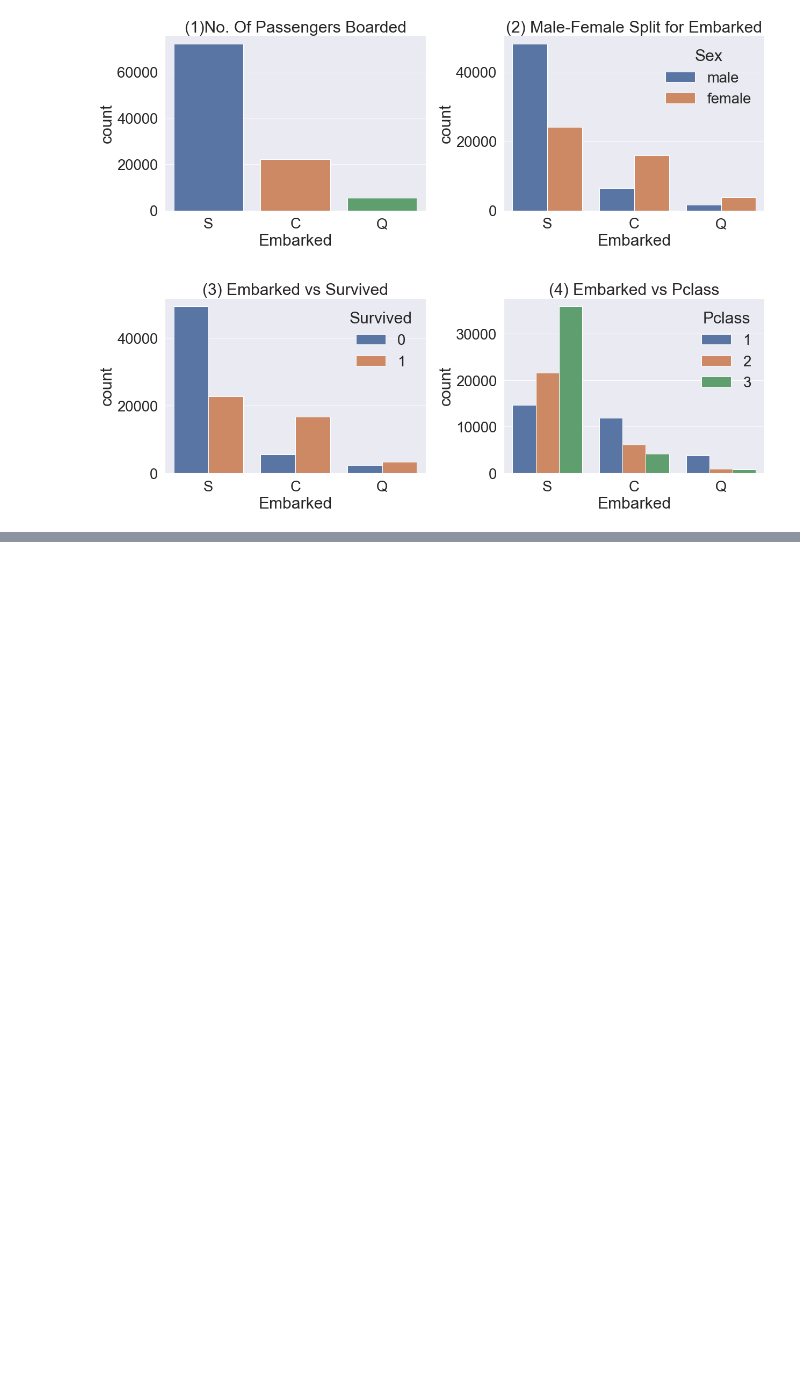
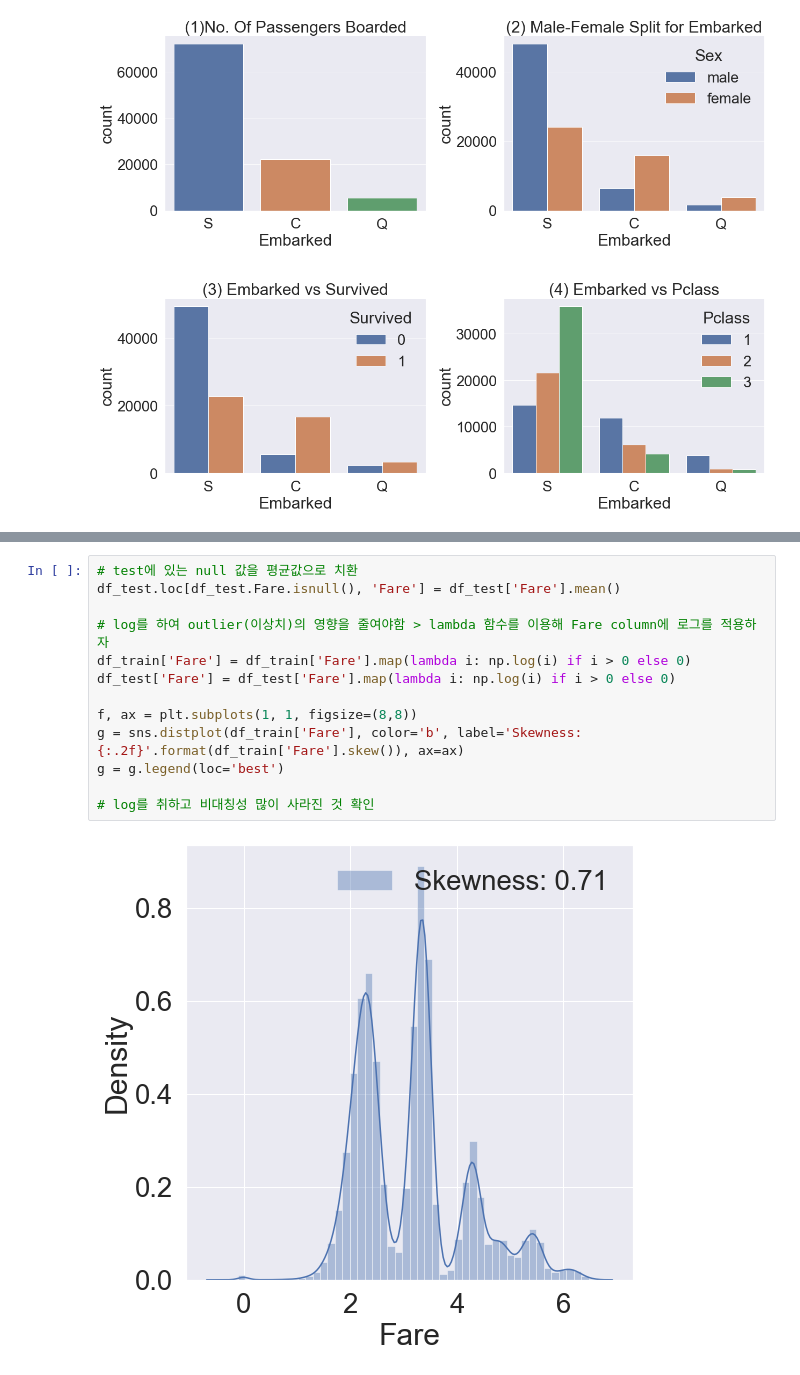
Before and after one commit to YoungriKIM/kaggle, a Jupyter notebook: data_analysis/data_analysis_01.ipynb, the cells around one changed output, grey strips where cells are left out. Saved outputs shown, nothing was run; the diff lists cells and outputs as text; blank space fills up the shorter version.

```diff
--- a/data_analysis/data_analysis_01.ipynb
+++ b/data_analysis/data_analysis_01.ipynb
@@ -400,0 +425,15 @@ SibSP + Parch 하면 Family 가 되는데 생존률과 비교해보자
+# %%
+# test에 있는 null 값을 평균값으로 치환
+df_test.loc[df_test.Fare.isnull(), 'Fare'] = df_test['Fare'].mean()
+
+# log를 하여 outlier(이상치)의 영향을 줄여야함 > lambda 함수를 이용해 Fare column에 로그를 적용하자
+df_train['Fare'] = df_train['Fare'].map(lambda i: np.log(i) if i > 0 else 0)
+df_test['Fare'] = df_test['Fare'].map(lambda i: np.log(i) if i > 0 else 0)
+
+f, ax = plt.subplots(1, 1, figsize=(8,8))
+g = sns.distplot(df_train['Fare'], color='b', label='Skewness: {:.2f}'.format(df_train['Fare'].skew()), ax=ax)
+g = g.legend(loc='best')
+
+# log를 취하고 비대칭성 많이 사라진 것 확인
+# %% [output]
+[figure, added]
```
Also changed, not shown: parts of 13 cells of this notebook, 2 other files.
